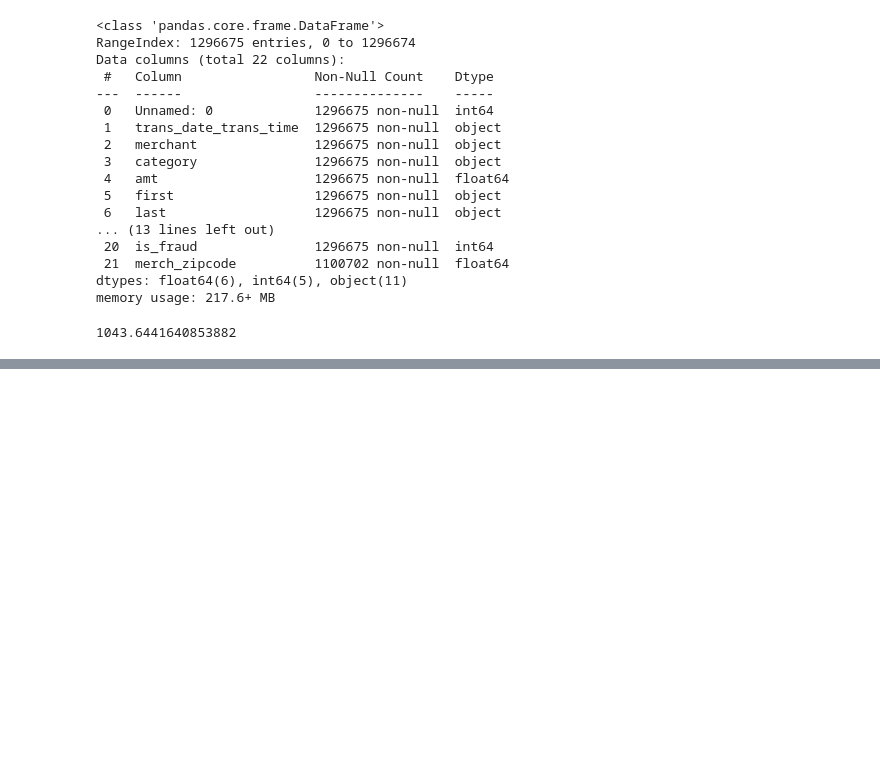
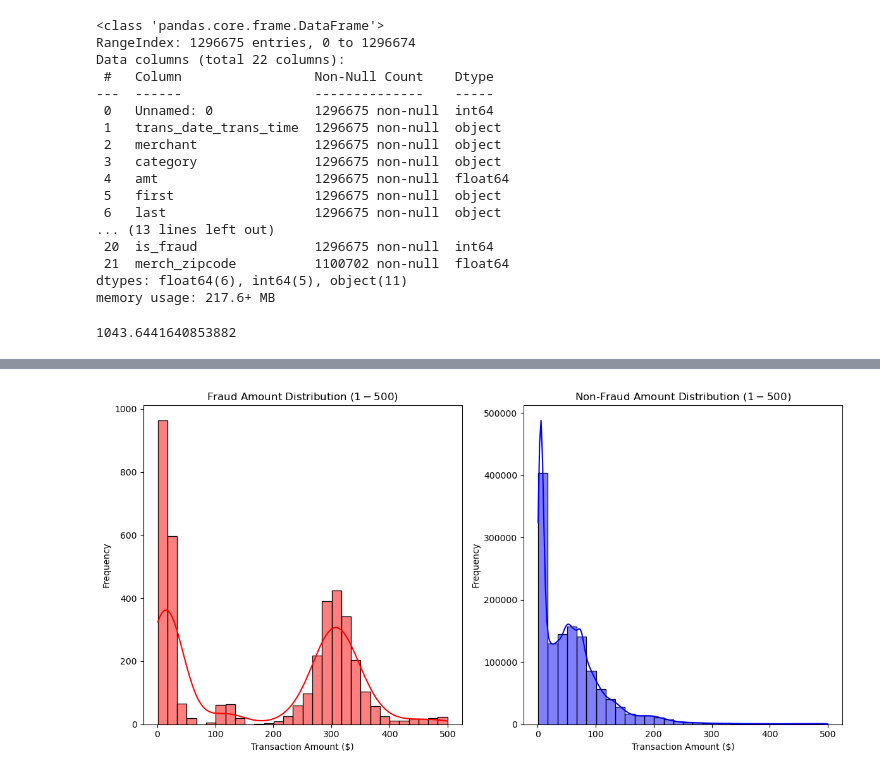
Before and after one commit to brendan-mcdonald-cspb/4502GROUP10, a Jupyter notebook: cctransactions_nbv4.ipynb, the cells around one changed output, grey strips where cells are left out. Cells and saved outputs as stored; diff of their text form; code cells hidden in the pictures; blank space fills up the shorter version.

```diff
--- a/cctransactions_nbv4.ipynb
+++ b/cctransactions_nbv4.ipynb
@@ -177,0 +311,23 @@ memory usage: 0.0+ bytes
+# %%
+# filter the data for transactions with amounts between 1 and 500
+filtered_data = df[(df['amt'] > 1) & (df['amt'] <= 500)]
+plt.figure(figsize=(12, 6))
+
+# fraud transactions
+plt.subplot(1, 2, 1)
+sns.histplot(filtered_data[filtered_data['is_fraud'] == 1]['amt'], bins=30, kde=True, color='red')
+plt.title('Fraud Amount Distribution ($1 - $500)')
+plt.xlabel('Transaction Amount ($)')
+plt.ylabel('Frequency')
+
+# non-fraud transactions
+plt.subplot(1, 2, 2)
+sns.histplot(filtered_data[filtered_data['is_fraud'] == 0]['amt'], bins=30, kde=True, color='blue')
+plt.title('Non-Fraud Amount Distribution ($1 - $500)')
+plt.xlabel('Transaction Amount ($)')
+plt.ylabel('Frequency')
+
+plt.tight_layout()
+plt.show()
+# %% [output]
+[figure, added]
```
Also changed, not shown: parts of 47 cells of this notebook.
